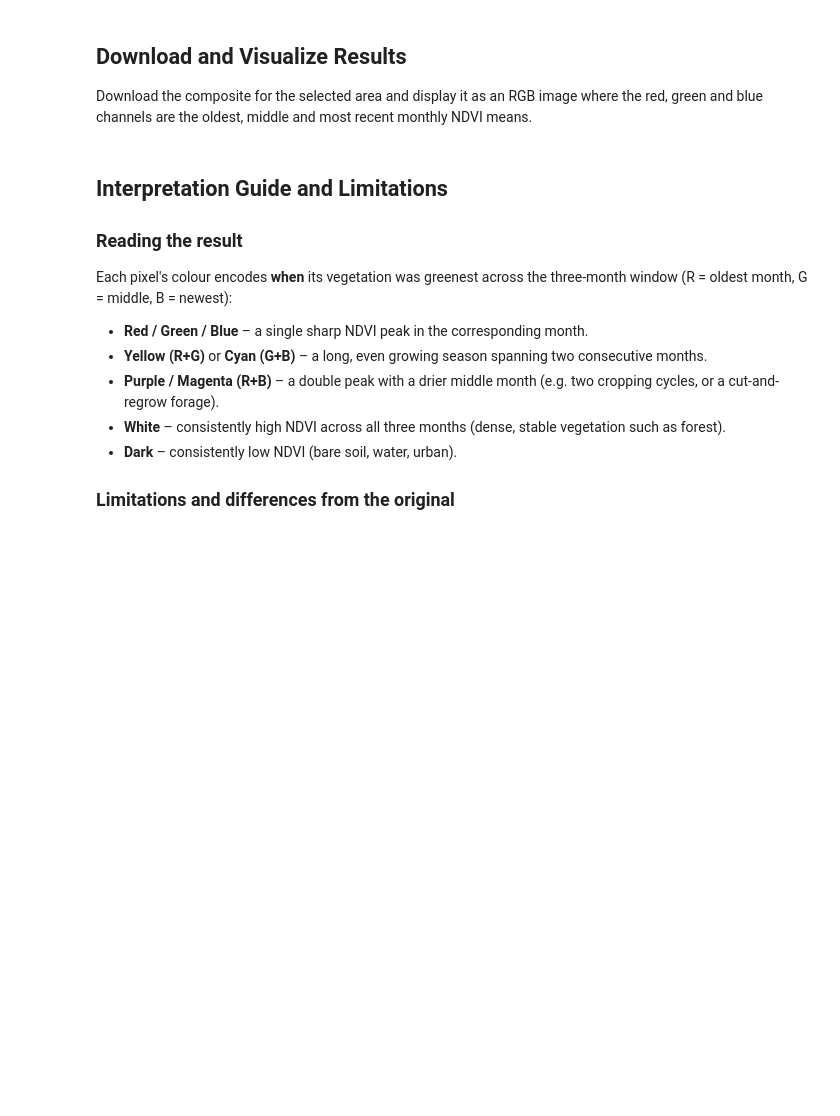
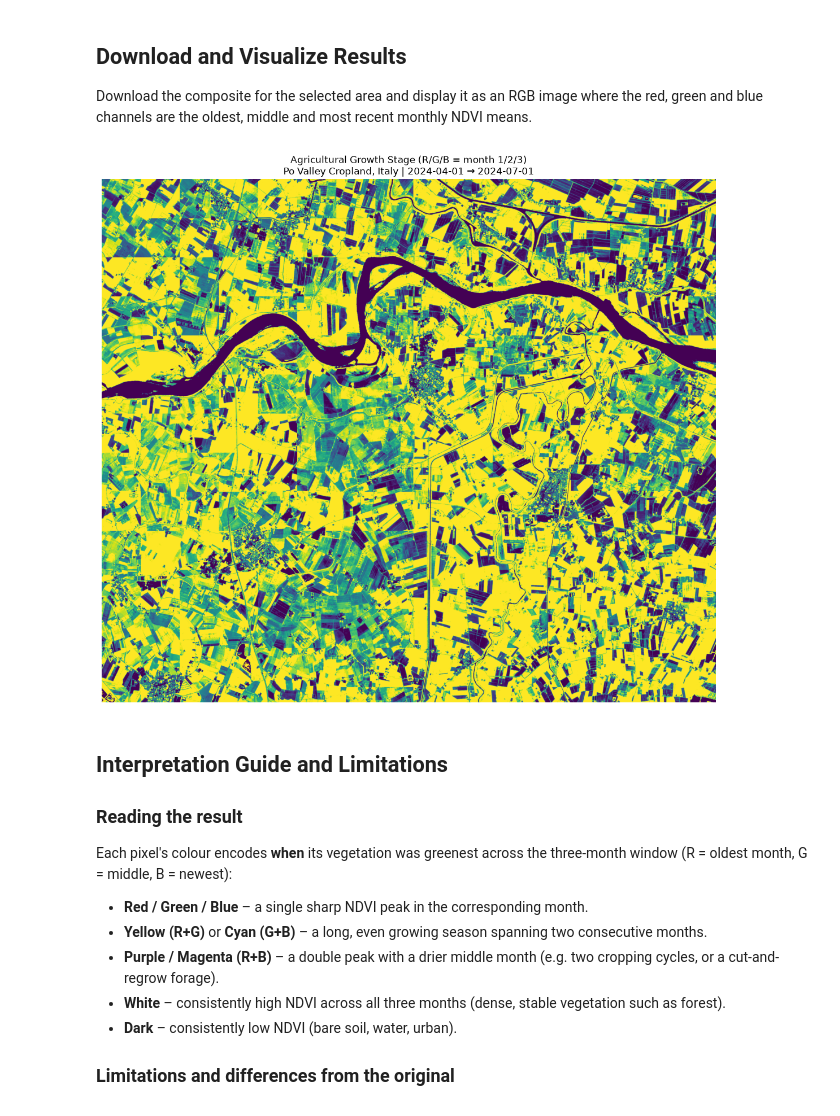
Before and after one commit to developmentseed/openeo-udp, a Jupyter notebook: notebooks/sentinel/sentinel-2/advanced_spectral_processing/agriculture_growth_stage.ipynb, the cells around one changed output. Saved outputs shown, nothing was run; the diff lists cells and outputs as text; code cells hidden in the pictures; blank space fills up the shorter version.

Commit message:
Adds type schema for agricultural growth stage nb; exports figures

```diff
--- a/notebooks/sentinel/sentinel-2/advanced_spectral_processing/agriculture_growth_stage.ipynb
+++ b/notebooks/sentinel/sentinel-2/advanced_spectral_processing/agriculture_growth_stage.ipynb
@@ -87,5 +102,5 @@ param_manager.print_options("agricultural growth stage algorithm")
 # Sentinel-2 archive for the window.
 connection, current_params = param_manager.quick_connect(
     param_set="po_valley_cropland_italy",
-    endpoint="ds_development",
+    endpoint="copernicus_dataspace",
 )
@@ -261,25 +285,27 @@ resolved.download(filename)
 # %%
 # Open the 3-band result and display it as an RGB image.
 ds = rioxarray.open_rasterio(filename)
 
 # Move the band axis last and clip to [0, 1] for display.
 rgb_img = ds.transpose("y", "x", "band").values
 rgb_img = rgb_img.clip(0, 1)
 
-fig, ax = plt.subplots(figsize=(12, 10))
+preview_fig, ax = plt.subplots(figsize=(12, 10))
 ax.imshow(
     rgb_img,
     extent=[ds.x.values.min(), ds.x.values.max(), ds.y.values.min(), ds.y.values.max()],
 )
 _t = current_params["time"].default
 ax.set_title(
     f"Agricultural Growth Stage (R/G/B = month 1/2/3)\n"
     f"{current_params['location_name']} | {_t[0]} → {_t[1]}",
     fontsize=12,
 )
 ax.axis("off")
 plt.tight_layout()
 plt.show()
+# %% [output]
+[figure, added]
 # %% [markdown]
 ## Interpretation Guide and Limitations
 
```
Also changed, not shown: parts of 8 cells of this notebook, 5 other files.
